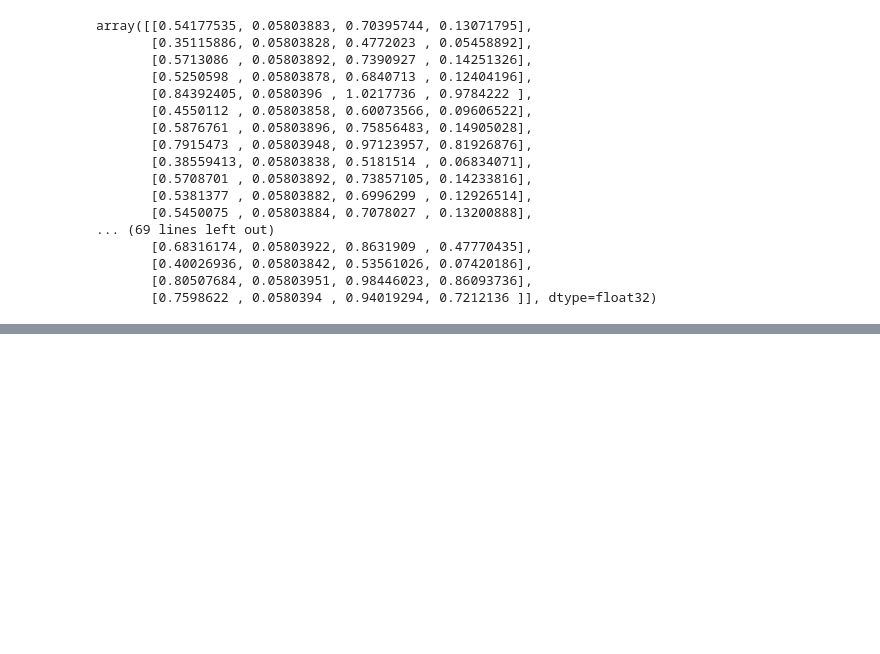
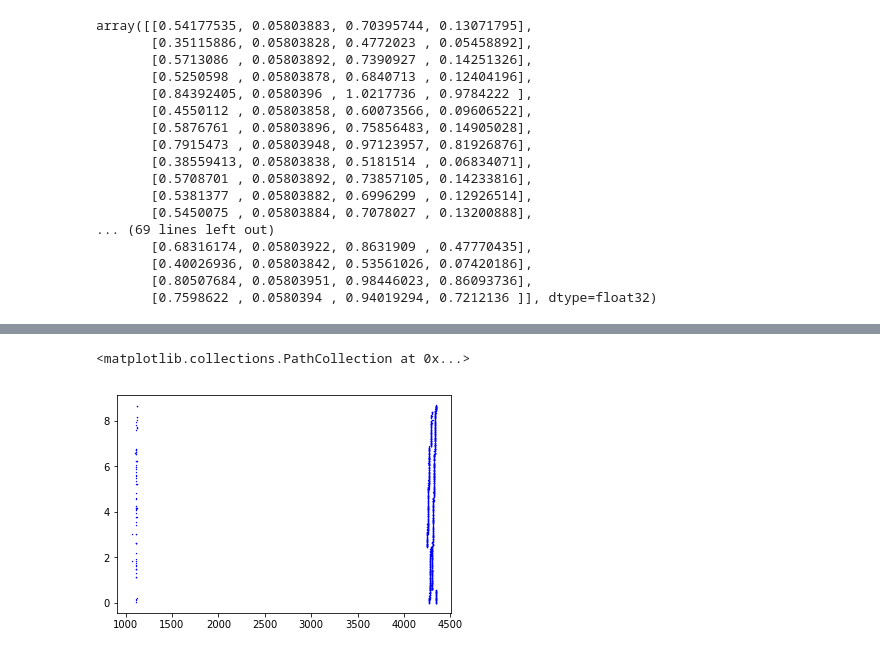
Before and after one commit to AaEll/MLKeras, a Jupyter notebook: Parking Ticket Test.ipynb, the cells around one changed output, grey strips where cells are left out. Saved outputs shown, nothing was run; the diff lists cells and outputs as text; code cells hidden in the pictures; blank space fills up the shorter version.

```diff
--- a/Parking Ticket Test.ipynb
+++ b/Parking Ticket Test.ipynb
@@ -134,8 +128,7 @@ for model in models:
     #plt.scatter(x_test, y_test, s = .2 ,c='black',zorder=2)
 
     for Y_pred in model_output_linspace:
-        line, = plt.plot(X_space,Y_pred, 'k',linewidth = 1, alpha = .6,zorder=1)
-        line.set_color("black")
+        plt.plot(X_space,Y_pred, 'k',linewidth = 1, alpha = .6,zorder=1)
     #plt.plot(X,Y3, 'b-',)
     #plt.plot(X,Y4, 'y-',linewidth = 3)
 
@@ -225,0 +274,5 @@ array([[0.54177535, 0.05803883, 0.70395744, 0.13071795],
+# %%
+plt.scatter(X, Y,s = .2, c='blue',marker= '^',zorder=2)
+# %% [output]
+<matplotlib.collections.PathCollection at 0x...>
+[figure, added]
```
Also changed, not shown: parts of 8 cells of this notebook, 3 other files.
